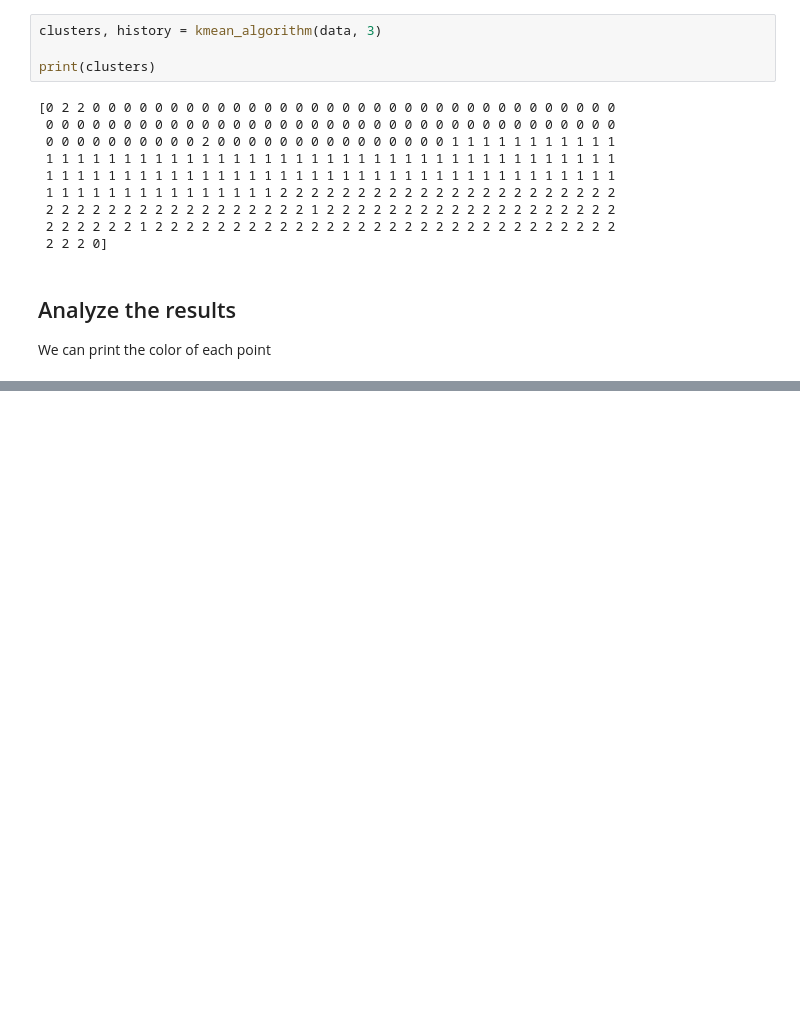
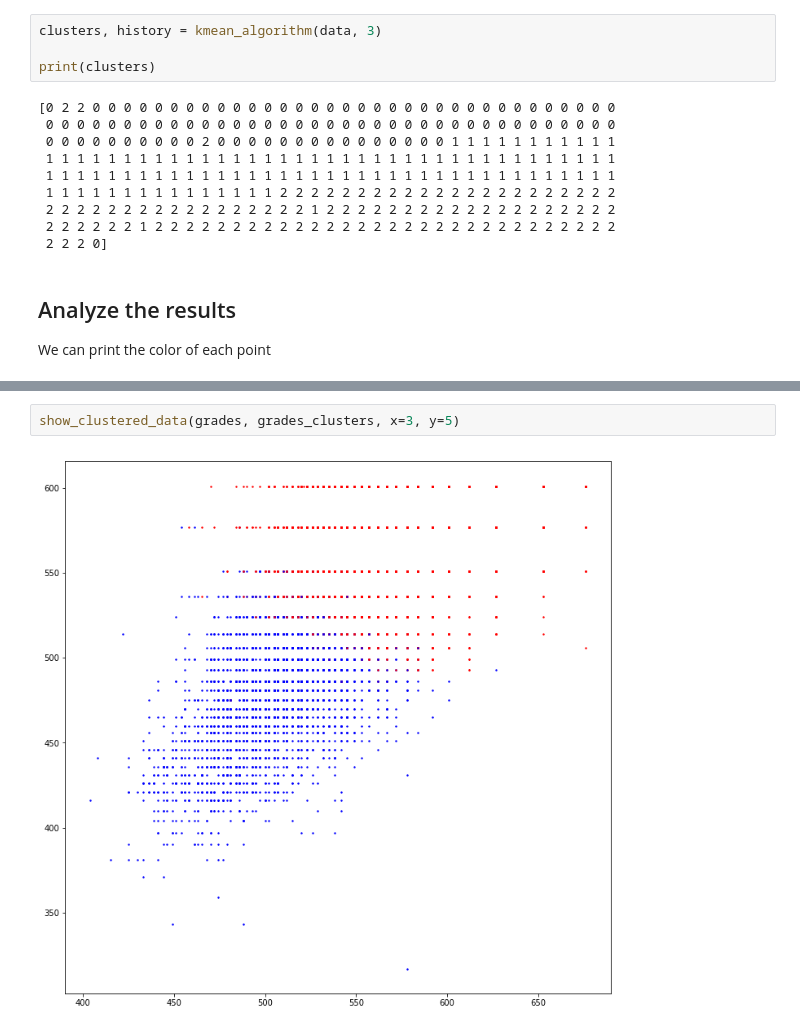
Before and after one commit to AntoineCremel/ING4Files, a Jupyter notebook: machineLearning/week7/Assignment7.ipynb, the cells around one changed output, grey strips where cells are left out. Saved outputs shown, nothing was run; the diff lists cells and outputs as text; blank space fills up the shorter version.

```diff
--- a/machineLearning/week7/Assignment7.ipynb
+++ b/machineLearning/week7/Assignment7.ipynb
@@ -196,0 +206,4 @@ IndexError: index 3 is out of bounds for axis 0 with size 1
+# %%
+show_clustered_data(grades, grades_clusters, x=3, y=5)
+# %% [output]
+[figure, added]
```
Also changed, not shown: parts of 10 cells of this notebook.
